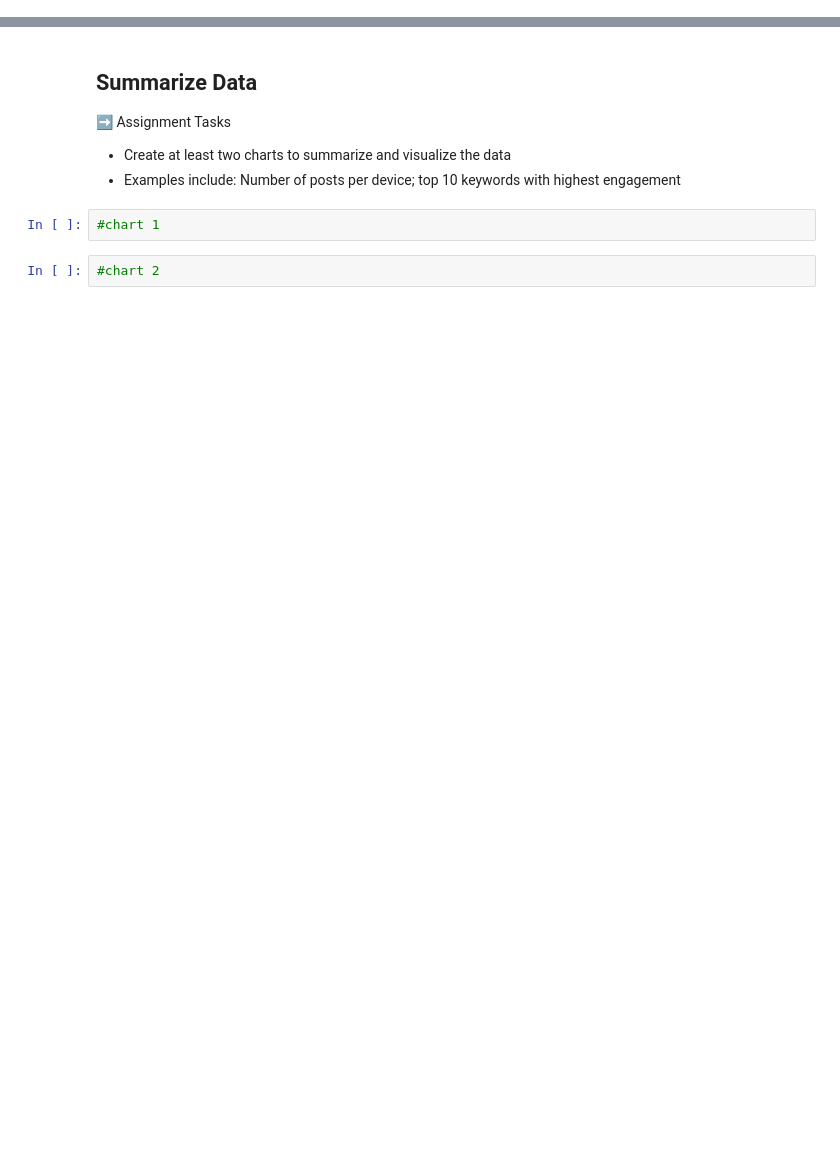
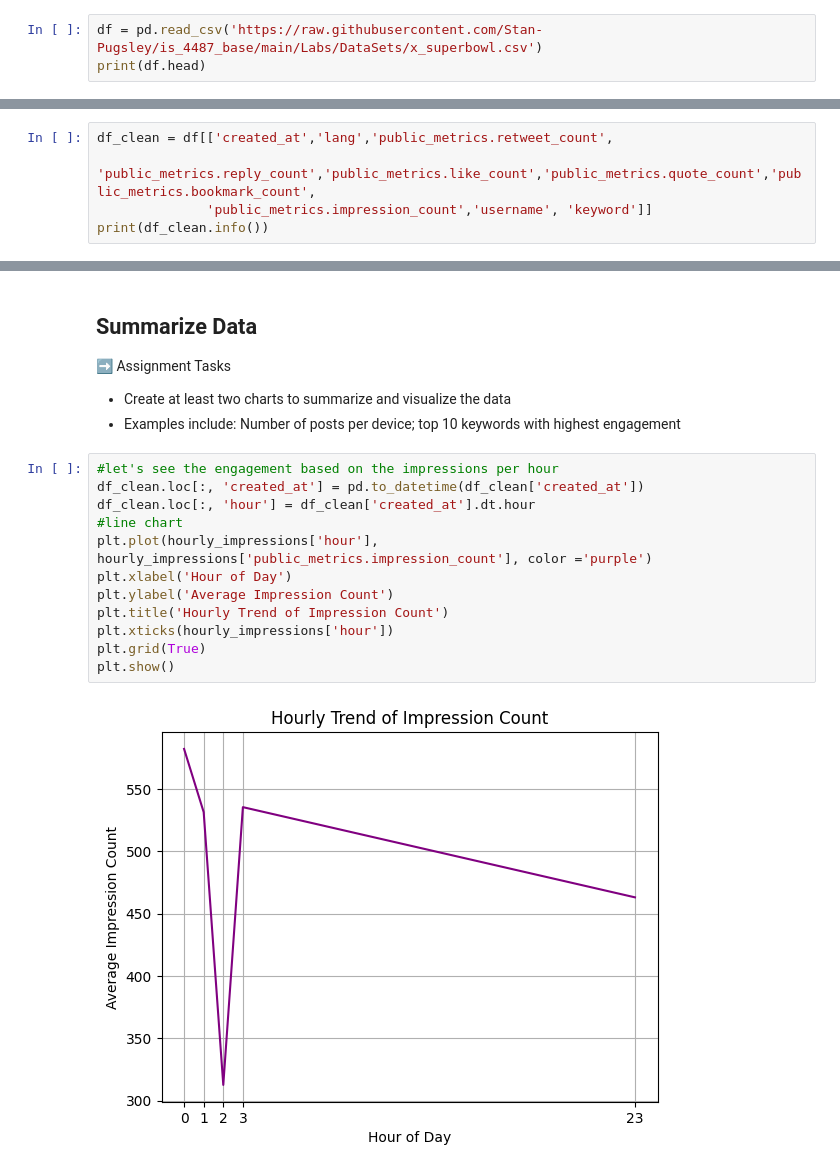
Before and after one commit to matiasarmesto/businessanalytics, a Jupyter notebook: Labs/Scripts/lab_04_social_media_eda.ipynb, the cells around one changed output, grey strips where cells are left out. Drawn from its saved outputs; the diff is of its cells as text; blank space fills up the shorter version.

```diff
--- a/Labs/Scripts/lab_04_social_media_eda.ipynb
+++ b/Labs/Scripts/lab_04_social_media_eda.ipynb
@@ -26,3 +27,6 @@ import pandas as pd
 - Import data from the X SuperBowl dataset into a dataframe (in GitHub go to Labs > DataSets)
 - Describe or profile the dataframe
 - Make sure you watch for line breaks and emojis that might cause problems with the data import
+# %%
+df = pd.read_csv('https://raw.githubusercontent.com/Stan-Pugsley/is_4487_base/main/Labs/DataSets/x_superbowl.csv')
+print(df.head)
@@ -33,3 +85,8 @@ import pandas as pd
 - Convert any numbers, such as quote_count, from strings into numbers
 - Reduce the variables in your dataframe to only those that have useful data
 - Optional: Locate outliers in any of the variables.   Filter them out if they are mistakes; keep them if they are exceptional cases.
+# %%
+df_clean = df[['created_at','lang','public_metrics.retweet_count',
+              'public_metrics.reply_count','public_metrics.like_count','public_metrics.quote_count','public_metrics.bookmark_count',
+              'public_metrics.impression_count','username', 'keyword']]
+print(df_clean.info())
@@ -39,7 +119,17 @@ import pandas as pd
 ➡️ Assignment Tasks
 - Create at least two charts to summarize and visualize the data
 - Examples include: Number of posts per device; top 10 keywords with highest engagement
-# %%
-#chart 1
-# %%
-#chart 2
+# %%
+#let's see the engagement based on the impressions per hour
+df_clean.loc[:, 'created_at'] = pd.to_datetime(df_clean['created_at'])
+df_clean.loc[:, 'hour'] = df_clean['created_at'].dt.hour
+#line chart
+plt.plot(hourly_impressions['hour'], hourly_impressions['public_metrics.impression_count'], color ='purple')
+plt.xlabel('Hour of Day')
+plt.ylabel('Average Impression Count')
+plt.title('Hourly Trend of Impression Count')
+plt.xticks(hourly_impressions['hour'])
+plt.grid(True)
+plt.show()
+# %% [output]
+[figure, added]
```
Also changed, not shown: parts of 7 cells of this notebook.
